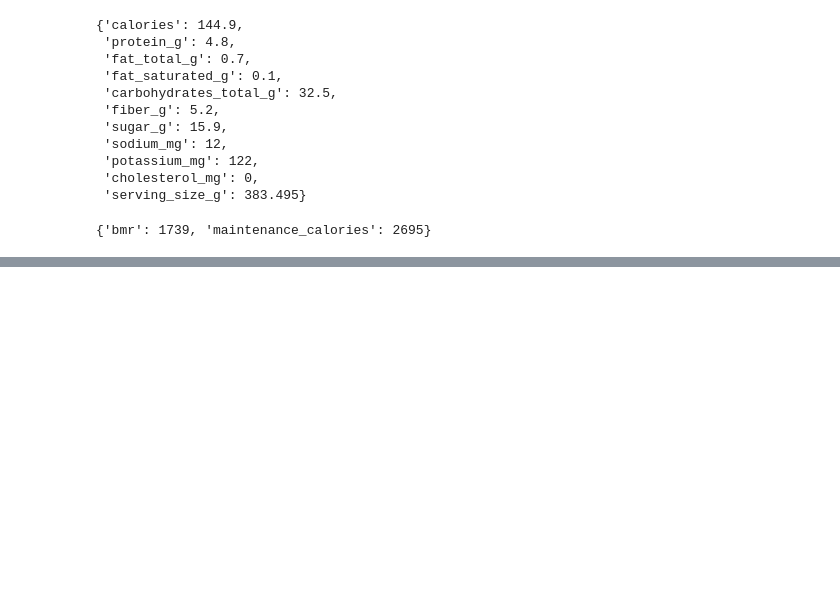
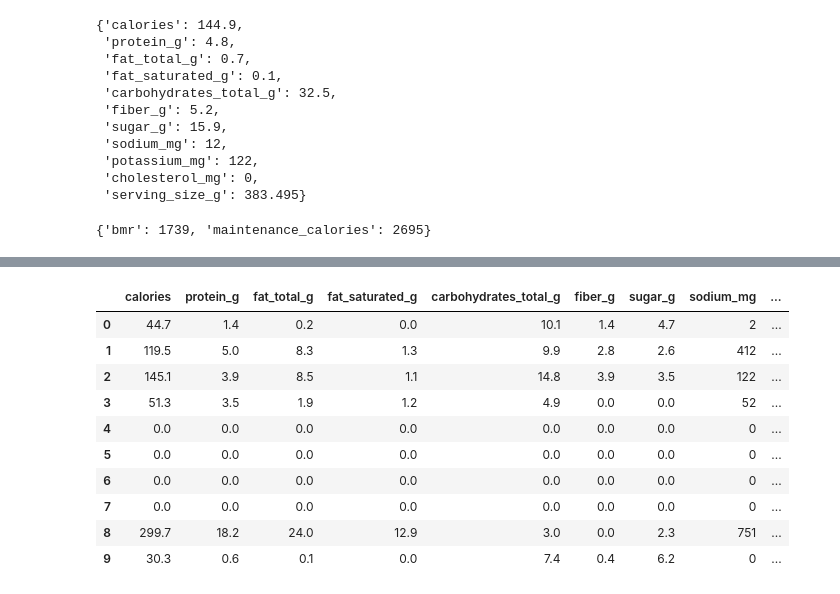
Before and after one commit to Ashwanth119/MessMetrics, a Jupyter notebook: backend-fastapi/test.ipynb, the cells around one changed output, grey strips where cells are left out. Cells and saved outputs as stored; diff of their text form; code cells hidden in the pictures; blank space fills up the shorter version.

```diff
--- a/backend-fastapi/test.ipynb
+++ b/backend-fastapi/test.ipynb
@@ -384,0 +399,6 @@ print(result)
+# %%
+df=df[df['day']==7]
+# %%
+df=df[df['hostel_name']=='Hostel 10']
+# %%
+df=df[df['meal']=='breakfast']
@@ -384,0 +442,21 @@ print(result)
+# %%
+import json
+
+results = []
+
+for i in df['item_name']:
+    overall = {}
+    obj=get_params(i)
+    for j in n:
+        total = 0
+
+        for k in obj['items']:
+            total += k[j]
+
+        overall[j] = total
+
+    overall['item_name'] = i
+    print(overall)
+    results.append(overall)
+
+result_df = pd.DataFrame(results)
@@ -384,0 +474,14 @@ print(result)
+# %%
+result_df
+# %% [output]
+|  | calories | protein_g | fat_total_g | fat_saturated_g | carbohydrates_total_g | fiber_g | sugar_g | sodium_mg | ... |
+| 0 | 44.7 | 1.4 | 0.2 | 0.0 | 10.1 | 1.4 | 4.7 | 2 | ... |
+| 1 | 119.5 | 5.0 | 8.3 | 1.3 | 9.9 | 2.8 | 2.6 | 412 | ... |
+| 2 | 145.1 | 3.9 | 8.5 | 1.1 | 14.8 | 3.9 | 3.5 | 122 | ... |
+| 3 | 51.3 | 3.5 | 1.9 | 1.2 | 4.9 | 0.0 | 0.0 | 52 | ... |
+| 4 | 0.0 | 0.0 | 0.0 | 0.0 | 0.0 | 0.0 | 0.0 | 0 | ... |
+| 5 | 0.0 | 0.0 | 0.0 | 0.0 | 0.0 | 0.0 | 0.0 | 0 | ... |
+| 6 | 0.0 | 0.0 | 0.0 | 0.0 | 0.0 | 0.0 | 0.0 | 0 | ... |
+| 7 | 0.0 | 0.0 | 0.0 | 0.0 | 0.0 | 0.0 | 0.0 | 0 | ... |
+| 8 | 299.7 | 18.2 | 24.0 | 12.9 | 3.0 | 0.0 | 2.3 | 751 | ... |
+| 9 | 30.3 | 0.6 | 0.1 | 0.0 | 7.4 | 0.4 | 6.2 | 0 | ... |
```
Also changed, not shown: parts of 20 cells of this notebook.
